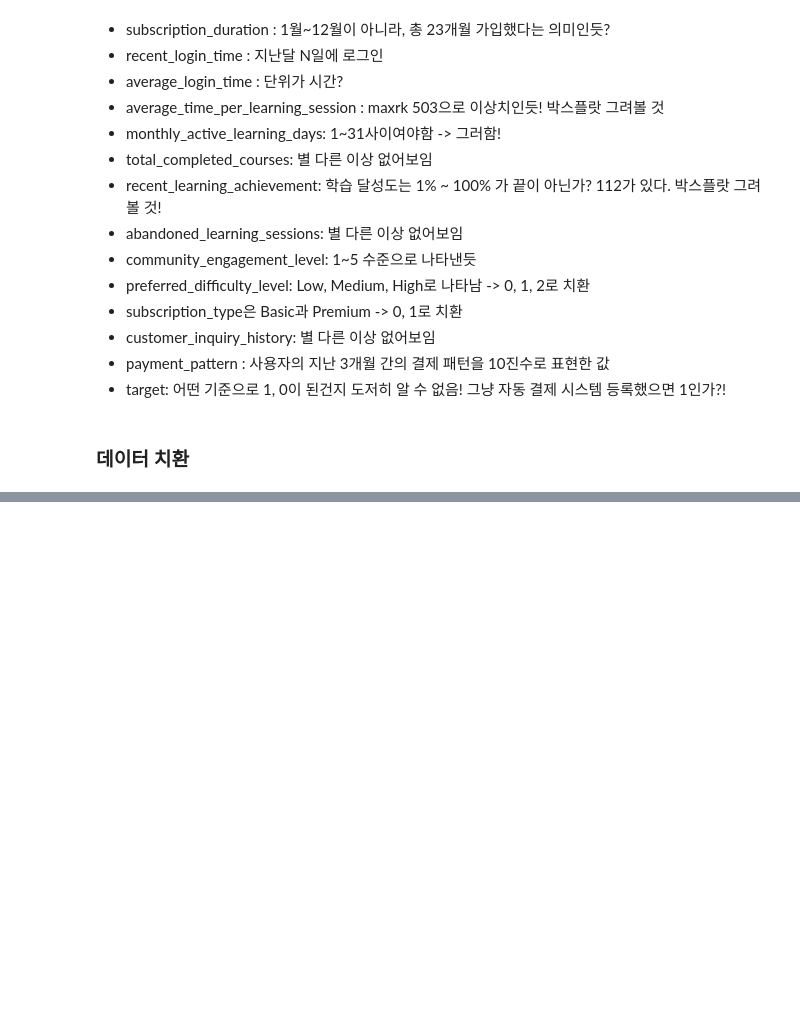
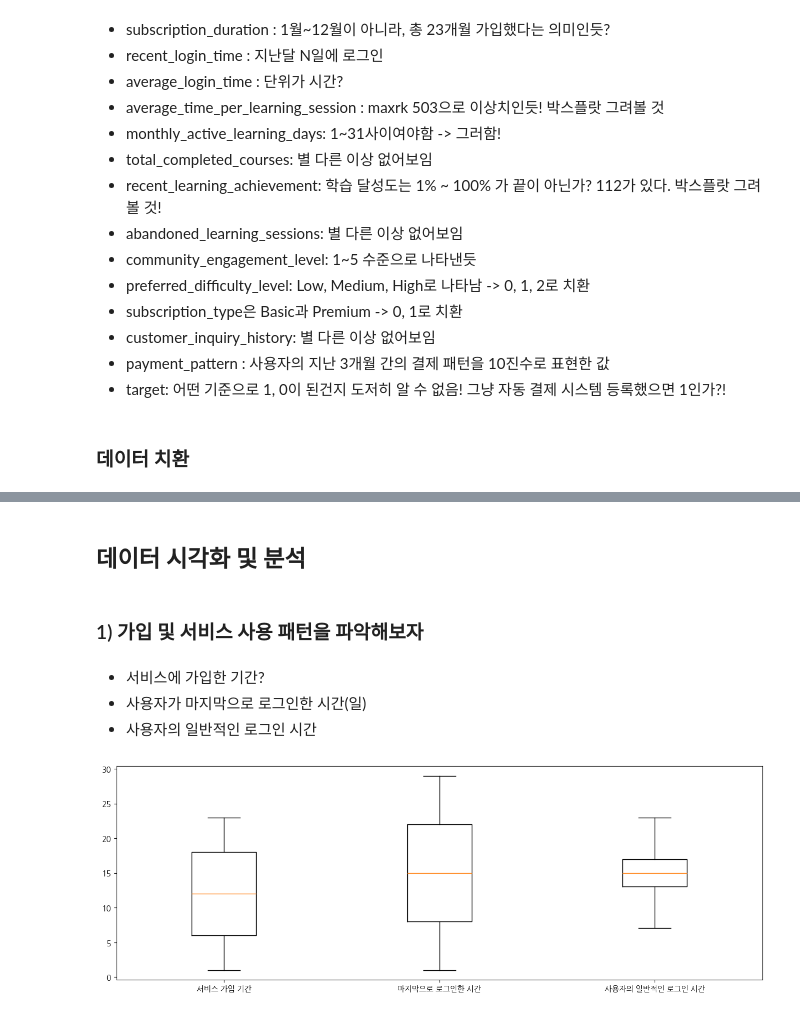
Before and after one commit to bobo-0/WASSUP4, a Jupyter notebook: 05_Data_Analysis/DA_Mini_Project.ipynb, the cells around one changed output, grey strips where cells are left out. Saved outputs shown, nothing was run; the diff lists cells and outputs as text; code cells hidden in the pictures; blank space fills up the shorter version.

```diff
--- a/05_Data_Analysis/DA_Mini_Project.ipynb
+++ b/05_Data_Analysis/DA_Mini_Project.ipynb
@@ -175,0 +176,2 @@ all_data.describe()
+# %% [markdown]
+## 데이터 시각화 및 분석
@@ -175,0 +182,25 @@ all_data.describe()
+# %% [markdown]
+### 1) 가입 및 서비스 사용 패턴을 파악해보자
+# %% [markdown]
+* 서비스에 가입한 기간?
+* 사용자가 마지막으로 로그인한 시간(일)
+* 사용자의 일반적인 로그인 시간
+# %%
+idx = np.arange(1, 4)
+labels = ['서비스 가입 기간', '마지막으로 로그인한 시간', '사용자의 일반적인 로그인 시간']
+
+#그래프 사이즈 변경
+plt.figure(figsize=(15,5))
+
+#그래프 x축 y축
+plt.boxplot([all_data['subscription_duration'],all_data['recent_login_time'],all_data['average_login_time']],whis = 1.5)
+# whis 는 이상치와 관련된 하이퍼파라미터, default = 1.5
+# [Q1-whis*(Q3-Q1), Q3+whis*(Q3-Q10)]을 벗어나면 이상치로 봄!
+
+#그래프 명
+plt.xticks(idx, labels)
+
+#그래프 출력
+plt.show()
+# %% [output]
+[figure, added]
```
Also changed, not shown: parts of 18 cells of this notebook.
